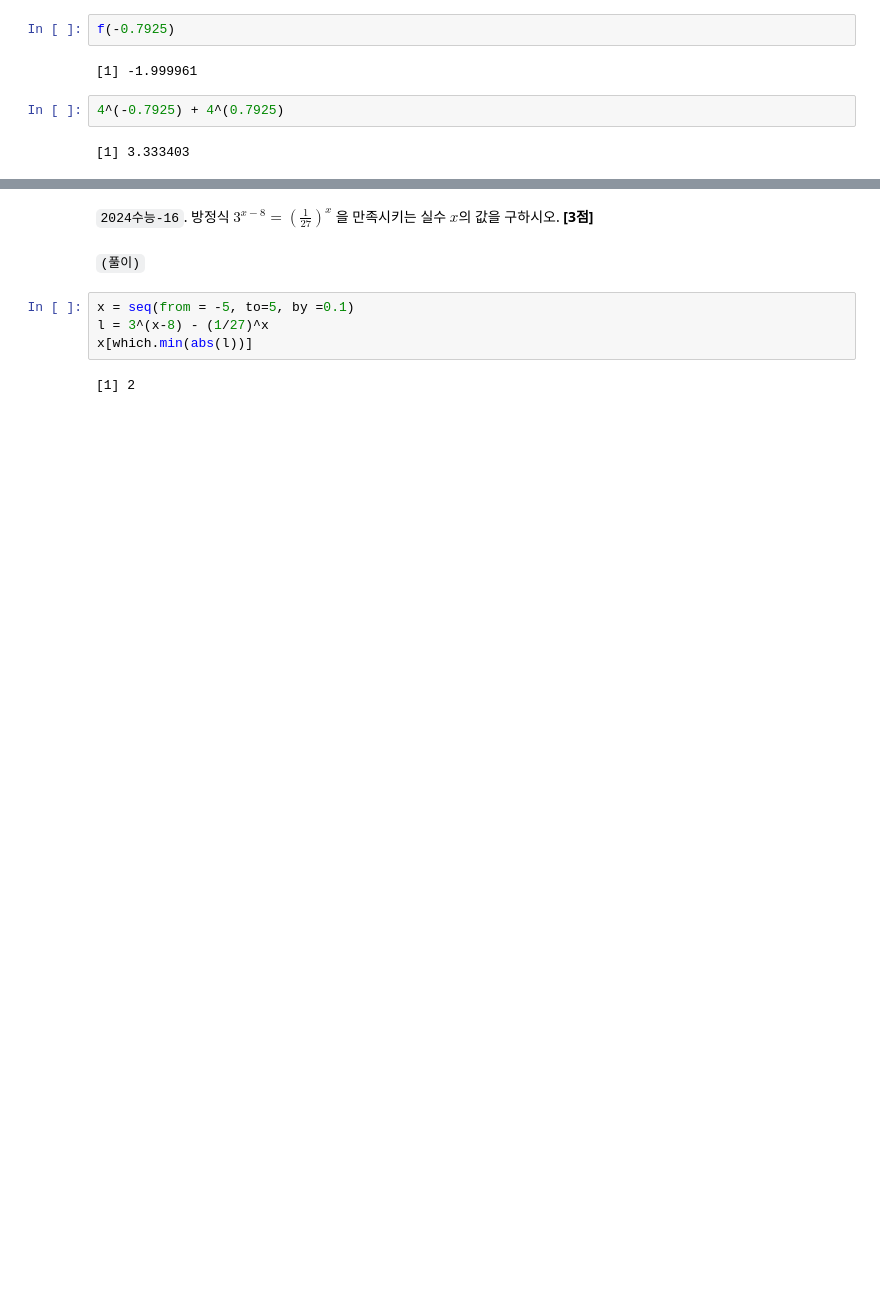
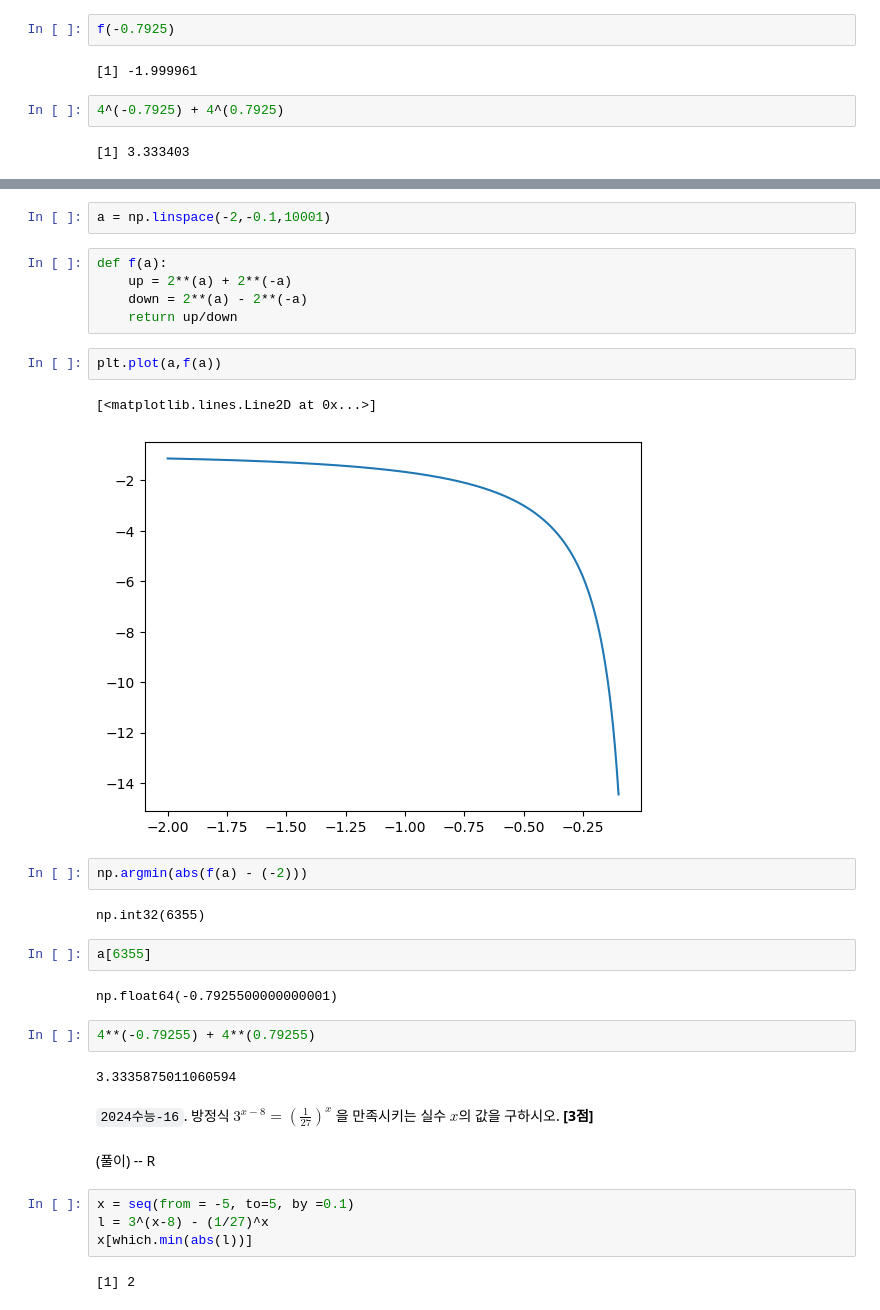
Before and after one commit to guebin/IAB2025-Play, a Jupyter notebook: content/08wk-2.ipynb, the cells around one changed output, grey strips where cells are left out. Saved outputs shown, nothing was run; the diff lists cells and outputs as text; blank space fills up the shorter version.

```diff
--- a/content/08wk-2.ipynb
+++ b/content/08wk-2.ipynb
@@ -282,7 +375,31 @@ c(5/2,10/3,17/4, 26/5, 37/6)
+# %%
+a = np.linspace(-2,-0.1,10001)
+# %%
+def f(a):
+    up = 2**(a) + 2**(-a)
+    down = 2**(a) - 2**(-a)
+    return up/down
+# %%
+plt.plot(a,f(a))
+# %% [output]
+[<matplotlib.lines.Line2D at 0x...>]
+[figure, added]
+# %%
+np.argmin(abs(f(a) - (-2)))
+# %% [output]
+np.int32(6355)
+# %%
+a[6355]
+# %% [output]
+np.float64(-0.7925500000000001)
+# %%
+4**(-0.79255) + 4**(0.79255)
+# %% [output]
+3.3335875011060594
 # %% [markdown]
 `2024수능-16`. 방정식 $3^{x-8} = \left(\frac{1}{27}\right)^x$ 을 만족시키는 실수 $x$의 값을 구하시오. **[3점]**
 # %% [markdown]
-`(풀이)`
+(풀이) -- R
 # %%
 x = seq(from = -5, to=5, by =0.1)
 l = 3^(x-8) - (1/27)^x
```
Also changed, not shown: parts of 101 cells of this notebook, 2 other files.
